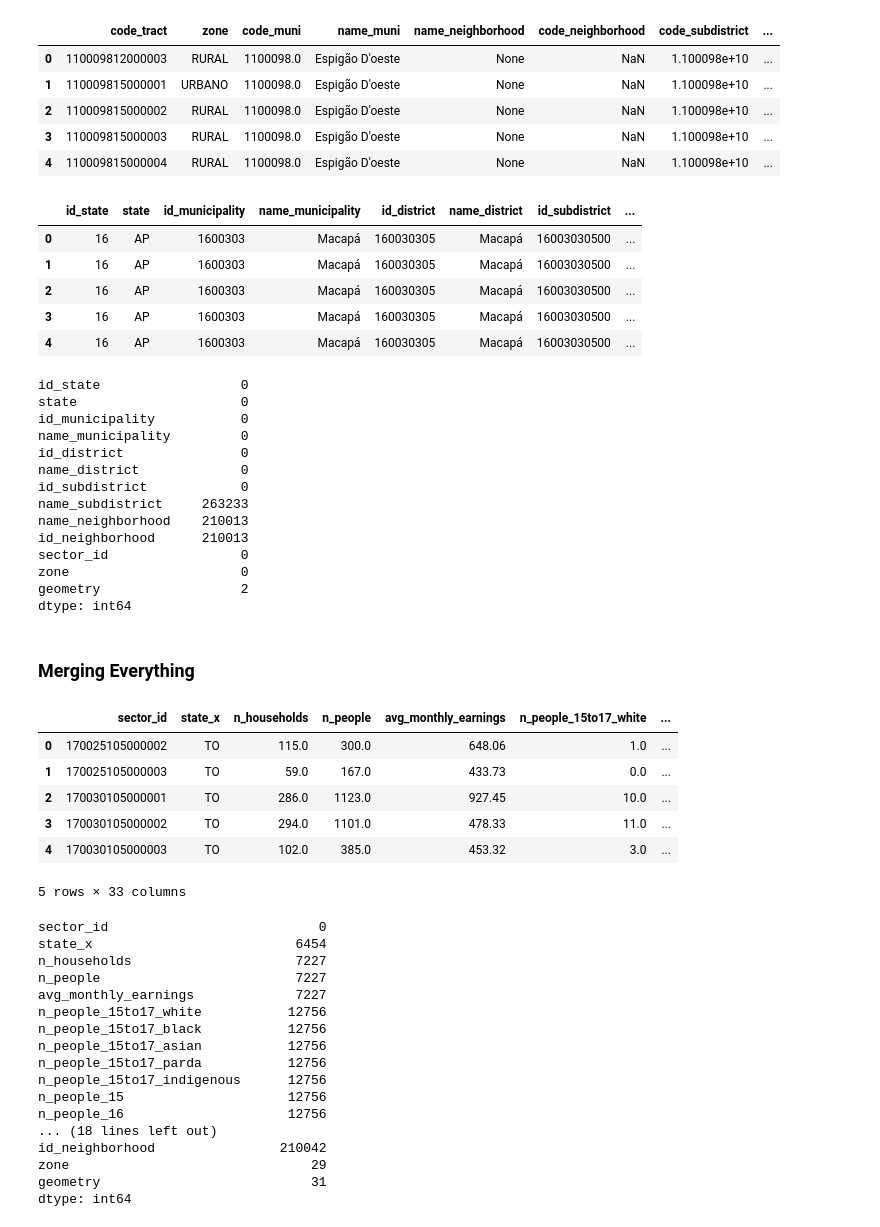
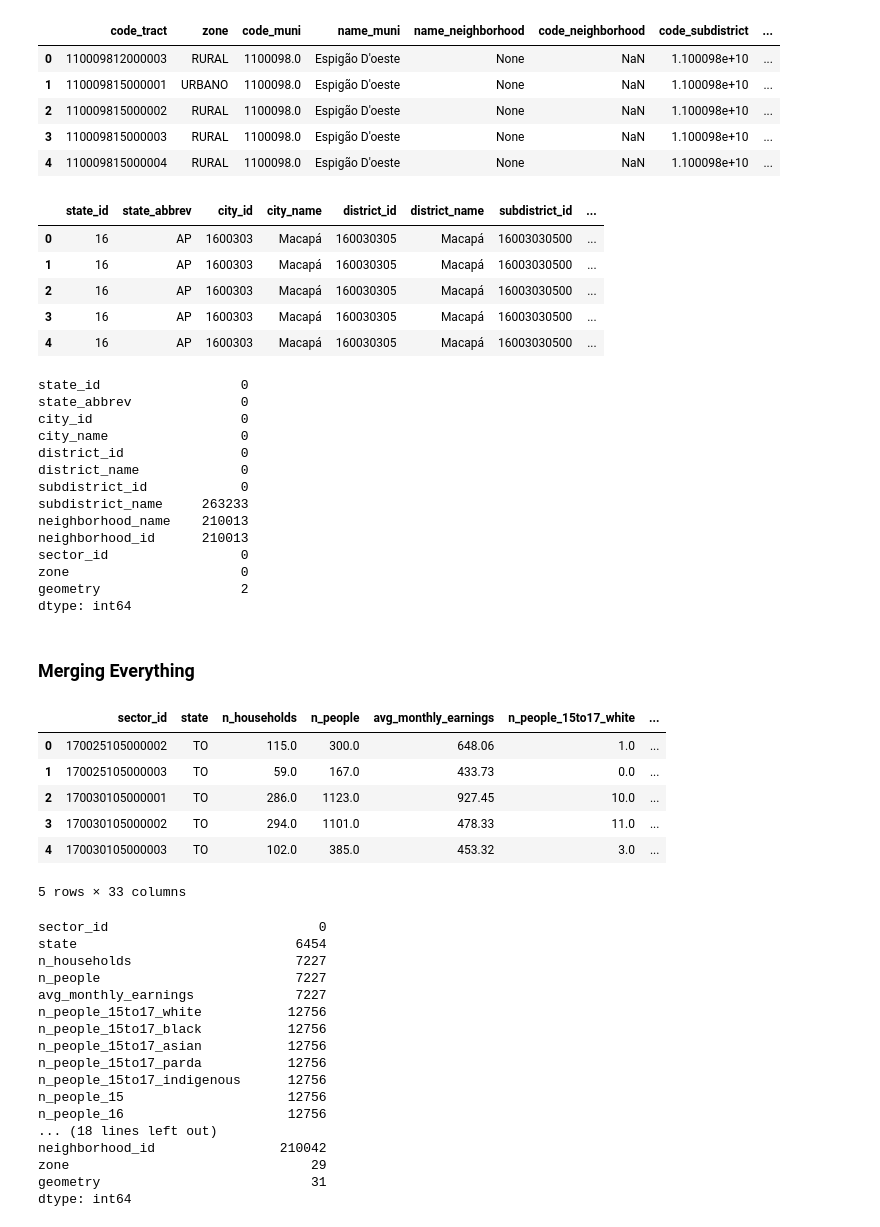
Before and after one commit to felipehlvo/access_to_education_map, a Jupyter notebook: Notebooks/Building Basic Dataset.ipynb, the cells around one changed output. Cells and saved outputs as stored; diff of their text form; code cells hidden in the pictures.

```diff
--- a/Notebooks/Building Basic Dataset.ipynb
+++ b/Notebooks/Building Basic Dataset.ipynb
@@ -168,27 +177,29 @@ geo_df.head()
 # %%
 geo_df = pd.read_csv(
     "/Users/feliphlvo/Documents/Minerva/Capstone/data/Base dos Dados/geobr_setor_censitario_2010.csv"
 )
 rename_dict = {
     "id_setor_censitario": "sector_id",
-    "sigla_uf": "state",
+    "sigla_uf": "state_abbrev",
     "zona": "zone",
-    "id_uf": "id_state",
-    "id_municipio": "id_municipality",
-    "nome_municipio": "name_municipality",
-    "id_vizinhanca": "id_neighborhood",
-    "nome_vizinhanca": "name_neighborhood",
-    "id_subdistrito": "id_subdistrict",
-    "nome_subdistrito": "name_subdistrict",
-    "id_distrito": "id_district",
-    "nome_distrito": "name_district",
+    "id_uf": "state_id",
+    "id_municipio": "city_id",
+    "id_distrito": "district_id",
+    "id_subdistrito": "subdistrict_id",
+    "id_setor": "sector_id",
+    "id_microregiao": "microregion_id",
+    "id_vizinhanca": "neighborhood_id",
+    "nome_municipio": "city_name",
+    "nome_distrito": "district_name",
+    "nome_subdistrito": "subdistrict_name",
+    "nome_vizinhanca": "neighborhood_name",
     "geometria":"geometry"
 }
 geo_df = geo_df.rename(columns=rename_dict)
 #geo_df = geo_df.drop("state", axis = 1)
 geo_df.head()
 # %% [output]
-|  | id_state | state | id_municipality | name_municipality | id_district | name_district | id_subdistrict | ... |
+|  | state_id | state_abbrev | city_id | city_name | district_id | district_name | subdistrict_id | ... |
 | 0 | 16 | AP | 1600303 | Macapá | 160030305 | Macapá | 16003030500 | ... |
 | 1 | 16 | AP | 1600303 | Macapá | 160030305 | Macapá | 16003030500 | ... |
 | 2 | 16 | AP | 1600303 | Macapá | 160030305 | Macapá | 16003030500 | ... |
@@ -197,16 +208,16 @@ geo_df.head()
 # %%
 geo_df.isnull().sum()
 # %% [output]
-id_state                  0
-state                     0
-id_municipality           0
-name_municipality         0
-id_district               0
-name_district             0
-id_subdistrict            0
-name_subdistrict     263233
-name_neighborhood    210013
-id_neighborhood      210013
+state_id                  0
+state_abbrev              0
+city_id                   0
+city_name                 0
+district_id               0
+district_name             0
+subdistrict_id            0
+subdistrict_name     263233
+neighborhood_name    210013
+neighborhood_id      210013
 sector_id                 0
 zone                      0
 geometry                  2
@@ -219,7 +230,7 @@ dem_census_df = pd.merge(dem_census_df, geo_df, on="sector_id", how = "outer")
 # %%
 dem_census_df.head()
 # %% [output]
-|  | sector_id | state_x | n_households | n_people | avg_monthly_earnings | n_people_15to17_white | ... |
+|  | sector_id | state | n_households | n_people | avg_monthly_earnings | n_people_15to17_white | ... |
 | 0 | 170025105000002 | TO | 115.0 | 300.0 | 648.06 | 1.0 | ... |
 | 1 | 170025105000003 | TO | 59.0 | 167.0 | 433.73 | 0.0 | ... |
 | 2 | 170030105000001 | TO | 286.0 | 1123.0 | 927.45 | 10.0 | ... |
@@ -230,7 +241,7 @@ dem_census_df.head()
 dem_census_df.isnull().sum()
 # %% [output]
 sector_id                           0
-state_x                          6454
+state                            6454
 n_households                     7227
 n_people                         7227
 avg_monthly_earnings             7227
@@ -242,7 +253,7 @@ n_people_15to17_indigenous      12756
 n_people_15                     12756
 n_people_16                     12756
 ... (18 lines left out)
-id_neighborhood                210042
+neighborhood_id                210042
 zone                               29
 geometry                           31
 dtype: int64
```
Also changed, not shown: parts of 21 cells of this notebook, 2 other files.
